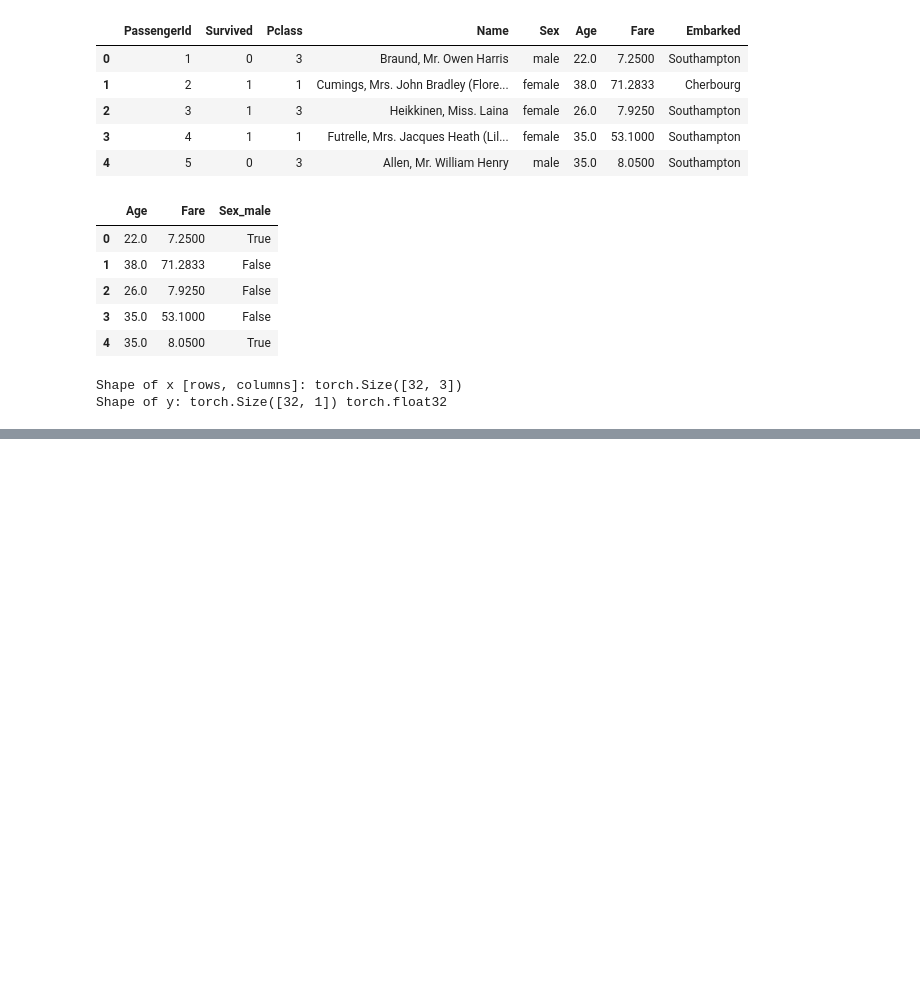
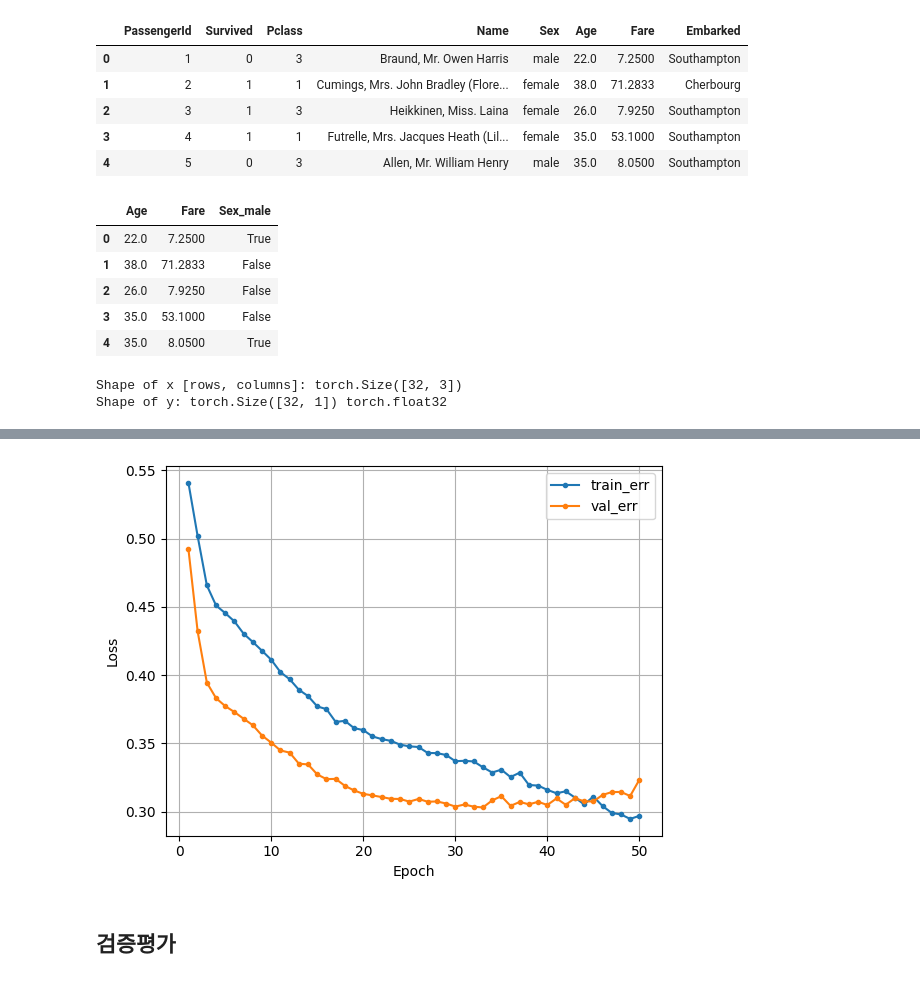
Before and after one commit to initcatcher/pytorch-10day, a Jupyter notebook: days/4.ipynb, the cells around one changed output, grey strips where cells are left out. Saved outputs shown, nothing was run; the diff lists cells and outputs as text; code cells hidden in the pictures; blank space fills up the shorter version.

```diff
--- a/days/4.ipynb
+++ b/days/4.ipynb
@@ -164,0 +212,11 @@ print(pred.cpu().numpy()[:5])
+# %%
+train_loader, x_val_ts, y_val_ts = make_Dataset(x_train,x_val,y_train, y_val, 32)
+# %%
+from torchsummary import summary
+n_feature = x.shape[1]
+model = nn.Sequential(nn.Linear(n_feature, 16), nn.ReLU(),
+                      nn.Linear(16,8), nn.ReLU(),
+                      nn.Linear(8,1), nn.Sigmoid()
+                      ).to(device)
+
+summary(model, input_size=(n_feature,))
@@ -164,0 +243,3 @@ print(pred.cpu().numpy()[:5])
+# %%
+loss_fn = nn.BCELoss()
+optimizer = Adam(model.parameters(), lr=0.001)
@@ -164,0 +248,10 @@ print(pred.cpu().numpy()[:5])
+# %%
+epochs = 50
+tr_loss_list, val_loss_list = [], []
+for t in range(epochs):
+    tr_loss = train(train_loader, model, loss_fn, optimizer, device)
+    val_loss, _ = evaluate(x_val_ts, y_val_ts, model, loss_fn, device)
+
+    tr_loss_list.append(tr_loss)
+    val_loss_list.append(val_loss)
+    print(f'Epoch {t+1} tr loss: {tr_loss:4f}, val loss: {val_loss:4f}')
@@ -164,0 +276,6 @@ print(pred.cpu().numpy()[:5])
+# %%
+dl_learning_curve(tr_loss_list, val_loss_list)
+# %% [output]
+[figure, added]
+# %% [markdown]
+## 검증평가
```
Also changed, not shown: parts of 24 cells of this notebook, 2 other files.
